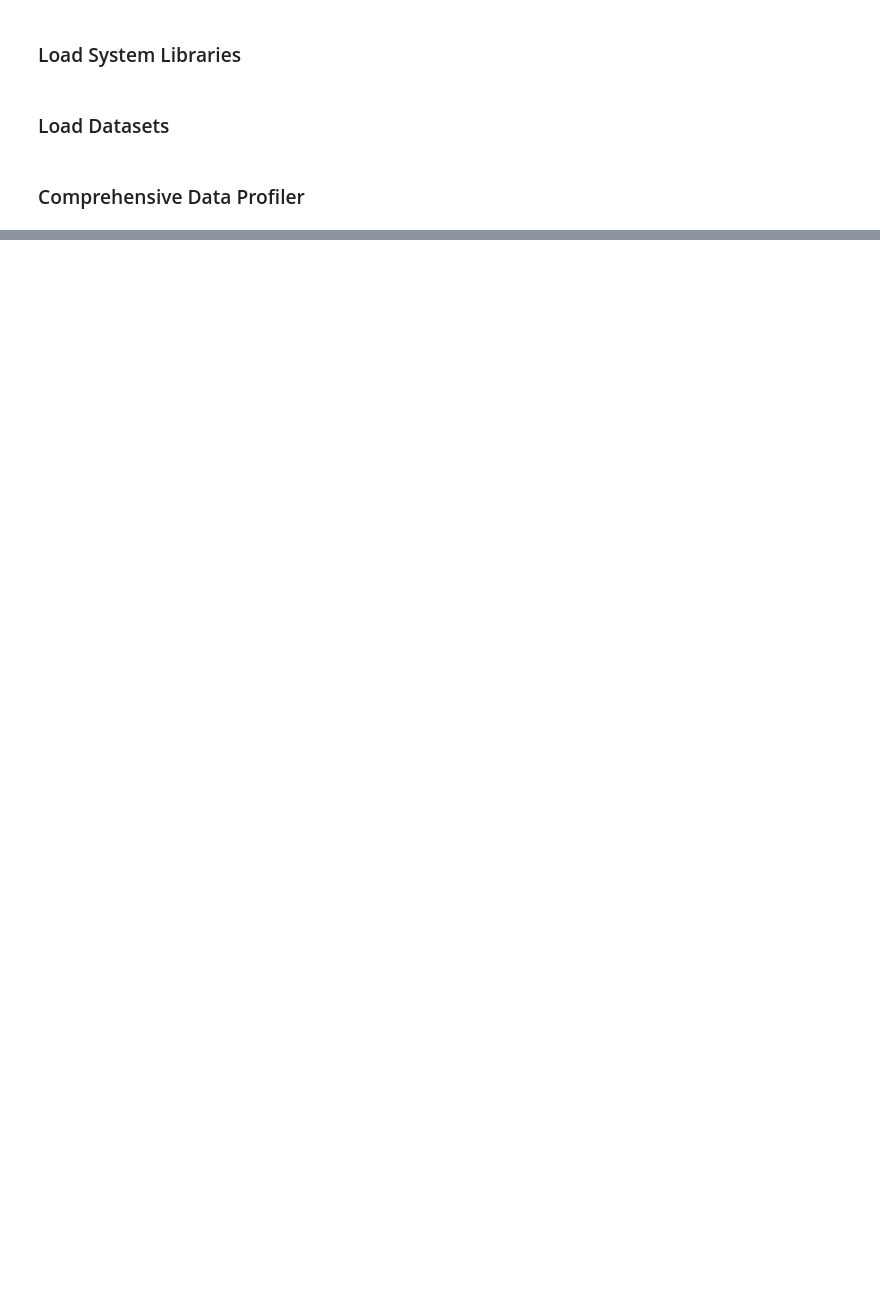
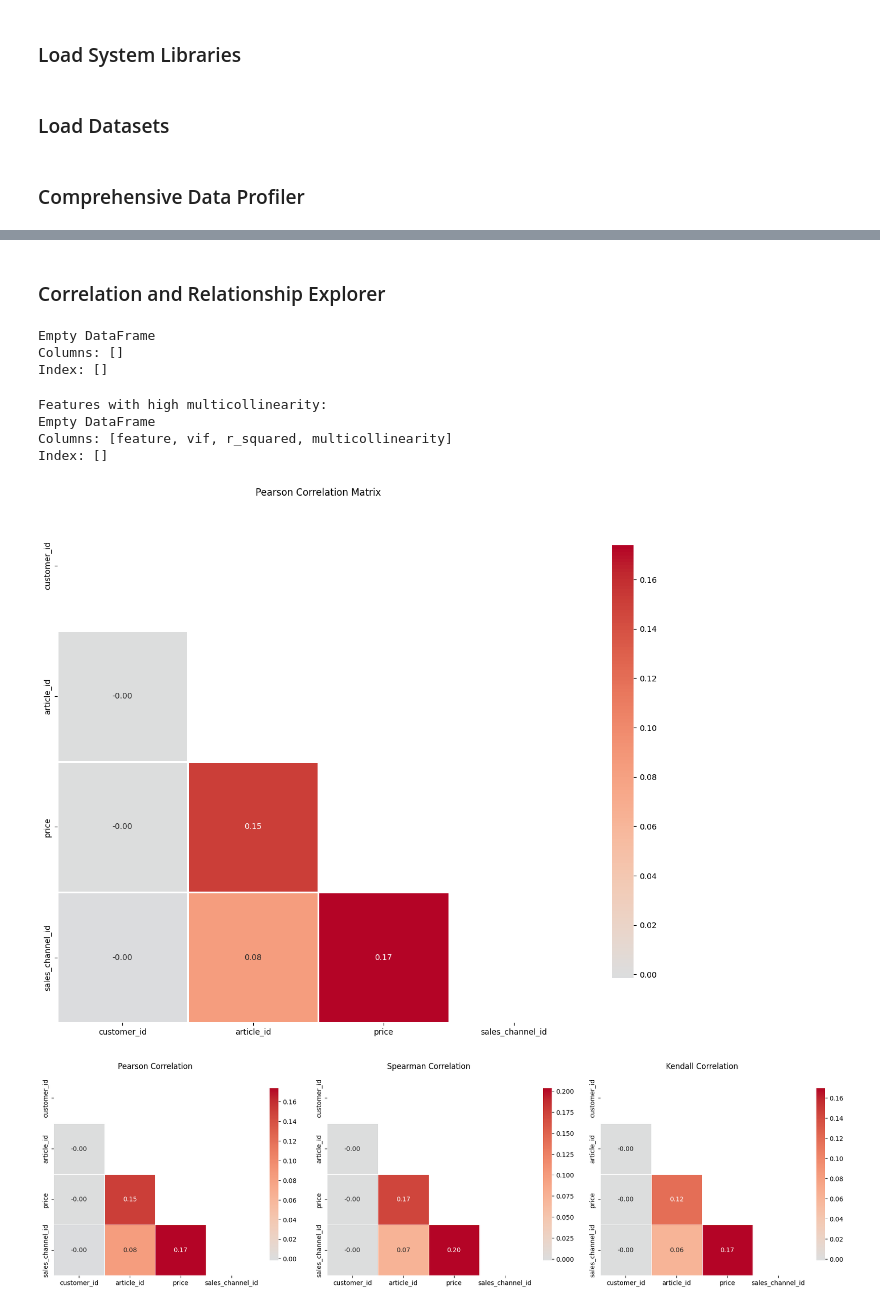
Before and after one commit to edoerner/rel-datasets-eda, a Jupyter notebook: rel-hm/rel_hm_eda.ipynb, the cells around one changed output, grey strips where cells are left out. Saved outputs shown, nothing was run; the diff lists cells and outputs as text; code cells hidden in the pictures; blank space fills up the shorter version.

Commit message:
updated .gitignore file and added exploratory data analysis for hm relbench dataset

```diff
--- a/rel-hm/rel_hm_eda.ipynb
+++ b/rel-hm/rel_hm_eda.ipynb
@@ -40,0 +123,22 @@ print(articles_report["data_quality_issues"])
+# %% [markdown]
+### Correlation and Relationship Explorer
+# %%
+explorer = CorrelationExplorer(df)
+# %%
+# Find high correlations
+high_corr = explorer.find_high_correlations(threshold=0.7, method='pearson')
+print(high_corr)
+# %% [output]
+Empty DataFrame
+Columns: []
+Index: []
+# %%
+# Check for multicollinearity
+vif = explorer.calculate_vif()
+problematic = vif[vif['vif'] > 10]
+print(f"Features with high multicollinearity:\n{problematic}")
+# %% [output]
+Features with high multicollinearity:
+Empty DataFrame
+Columns: [feature, vif, r_squared, multicollinearity]
+Index: []
@@ -40,0 +150,9 @@ print(articles_report["data_quality_issues"])
+# %%
+# Visualize
+explorer.plot_correlation_heatmap(method='pearson')
+explorer.plot_correlation_comparison()
+explorer.plot_scatter_matrix(max_cols=5)
+explorer.plot_top_correlations(n_pairs=10)
+# %% [output]
+[figure, added]
+[figure, added]
```
Also changed, not shown: parts of 26 cells of this notebook, 1 other file.
